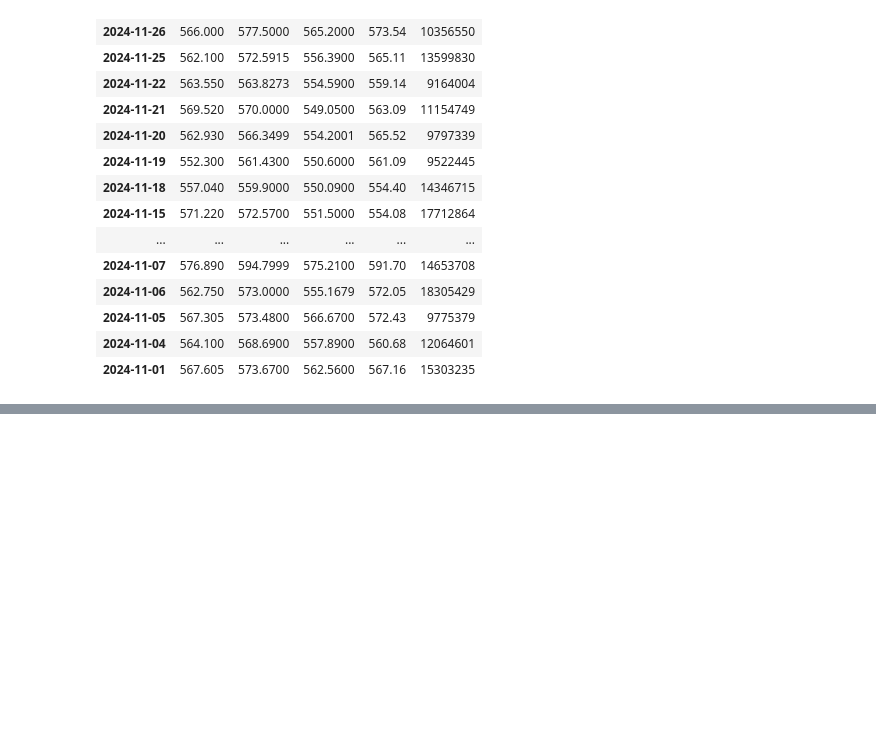
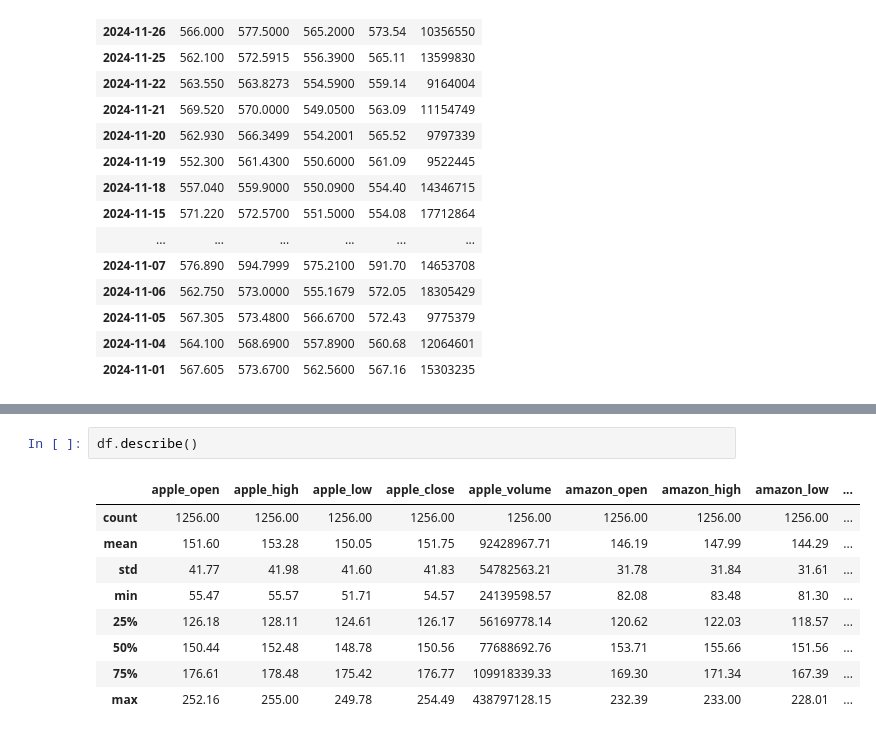
Before and after one commit to maly174/Big-Data, a Jupyter notebook: Untitled2.ipynb, the cells around one changed output, grey strips where cells are left out. Drawn from its saved outputs; the diff is of its cells as text; blank space fills up the shorter version.

```diff
--- a/Untitled2.ipynb
+++ b/Untitled2.ipynb
@@ -89,0 +209,12 @@ df_nov
+# %%
+df.describe()
+# %% [output]
+|  | apple_open | apple_high | apple_low | apple_close | apple_volume | amazon_open | amazon_high | amazon_low | ... |
+| count | 1256.00 | 1256.00 | 1256.00 | 1256.00 | 1256.00 | 1256.00 | 1256.00 | 1256.00 | ... |
+| mean | 151.60 | 153.28 | 150.05 | 151.75 | 92428967.71 | 146.19 | 147.99 | 144.29 | ... |
+| std | 41.77 | 41.98 | 41.60 | 41.83 | 54782563.21 | 31.78 | 31.84 | 31.61 | ... |
+| min | 55.47 | 55.57 | 51.71 | 54.57 | 24139598.57 | 82.08 | 83.48 | 81.30 | ... |
+| 25% | 126.18 | 128.11 | 124.61 | 126.17 | 56169778.14 | 120.62 | 122.03 | 118.57 | ... |
+| 50% | 150.44 | 152.48 | 148.78 | 150.56 | 77688692.76 | 153.71 | 155.66 | 151.56 | ... |
+| 75% | 176.61 | 178.48 | 175.42 | 176.77 | 109918339.33 | 169.30 | 171.34 | 167.39 | ... |
+| max | 252.16 | 255.00 | 249.78 | 254.49 | 438797128.15 | 232.39 | 233.00 | 228.01 | ... |
```
Also changed, not shown: parts of 19 cells of this notebook.
